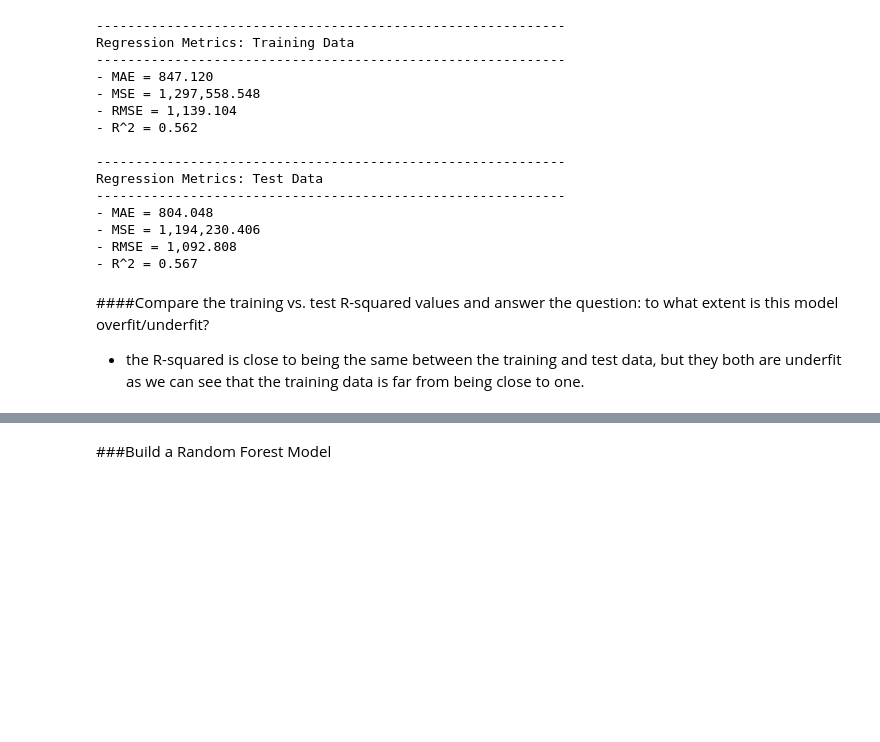
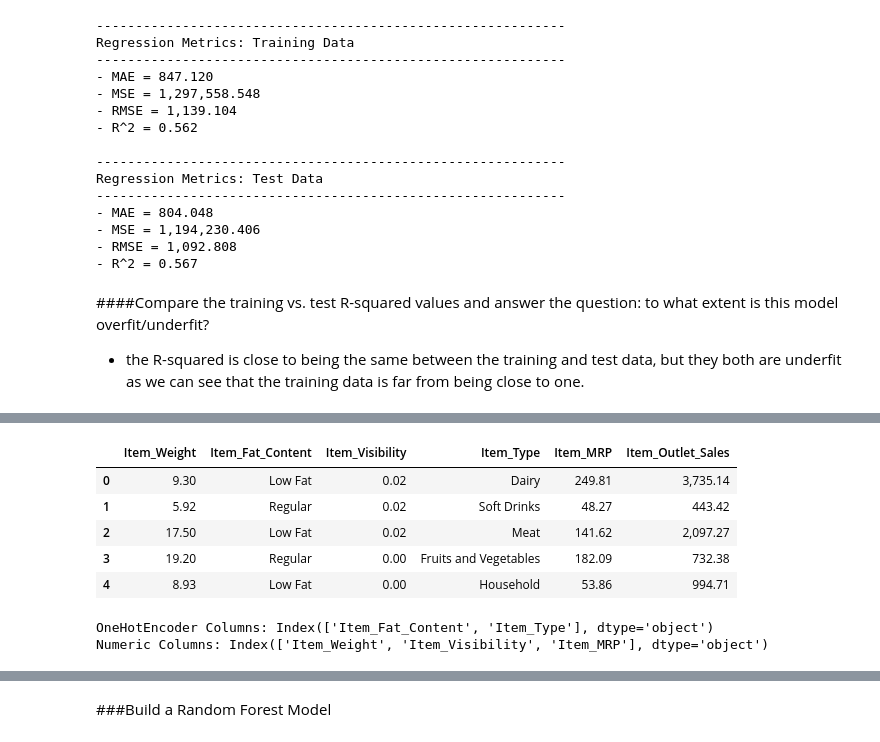
Before and after one commit to SpreeC/Prediction-of-Product-Sales, a Jupyter notebook: Prediction_of_Product_Sales.ipynb, the cells around one changed output, grey strips where cells are left out. Saved outputs shown, nothing was run; the diff lists cells and outputs as text; code cells hidden in the pictures; blank space fills up the shorter version.

```diff
--- a/Prediction_of_Product_Sales.ipynb
+++ b/Prediction_of_Product_Sales.ipynb
@@ -1395,0 +1510,3 @@ Regression Metrics: Test Data
+# %%
+pd.set_option('display.float_format', lambda x: f"{x:,.2f}")
+coeffs
@@ -1395,0 +1531,46 @@ Regression Metrics: Test Data
+# %%
+#drop all columns with Outlet in the name
+mldf.drop(columns = mldf.columns[mldf.columns.str.startswith('Outlet')], inplace = True)
+mldf.head()
+# %% [output]
+|  | Item_Weight | Item_Fat_Content | Item_Visibility | Item_Type | Item_MRP | Item_Outlet_Sales |
+| 0 | 9.30 | Low Fat | 0.02 | Dairy | 249.81 | 3,735.14 |
+| 1 | 5.92 | Regular | 0.02 | Soft Drinks | 48.27 | 443.42 |
+| 2 | 17.50 | Low Fat | 0.02 | Meat | 141.62 | 2,097.27 |
+| 3 | 19.20 | Regular | 0.00 | Fruits and Vegetables | 182.09 | 732.38 |
+| 4 | 8.93 | Low Fat | 0.00 | Household | 53.86 | 994.71 |
+# %%
+#Recreate our data with drop='if_binary'
+#Define features and target
+X = mldf.drop(columns = 'Item_Outlet_Sales')
+y = mldf['Item_Outlet_Sales']
+#Train test split
+X_train, X_test, y_train, y_test = train_test_split(X, y, random_state = 42)
+
+#PREPROCESSING PIPELINE FOR ONE-HOT-ENCODED DATA
+#Save list of column names
+ohe_cols = X_train.select_dtypes('object').columns
+print("OneHotEncoder Columns:", ohe_cols)
+#Instantiate the individual preprocessors
+impute_na = SimpleImputer(strategy='constant', fill_value = "NA")
+# add argument drop = 'if_binary'
+ohe_encoder = OneHotEncoder(sparse_output=False, handle_unknown='ignore', drop = 'first')
+#Make pipeline with imputer and encoder
+ohe_pipe = make_pipeline(impute_na, ohe_encoder)
+#Making a ohe_tuple for ColumnTransformer
+ohe_tuple = ('categorical', ohe_pipe, ohe_cols)
+
+#PREPROCESSING PIPELINE FOR NUMERIC DATA
+#Save list of column names
+num_cols = X_train.select_dtypes("number").columns
+print("Numeric Columns:", num_cols)
+#instantiate preprocessors
+impute_median = SimpleImputer(strategy='median')
+scaler = StandardScaler()
+#Make a numeric preprocessing pipeline
+num_pipe = make_pipeline(impute_median, scaler)
+#Making a numeric tuple for ColumnTransformer
+num_tuple = ('numeric', num_pipe, num_cols)
+# %% [output]
+OneHotEncoder Columns: Index(['Item_Fat_Content', 'Item_Type'], dtype='object')
+Numeric Columns: Index(['Item_Weight', 'Item_Visibility', 'Item_MRP'], dtype='object')
```
Also changed, not shown: parts of 38 cells of this notebook.
